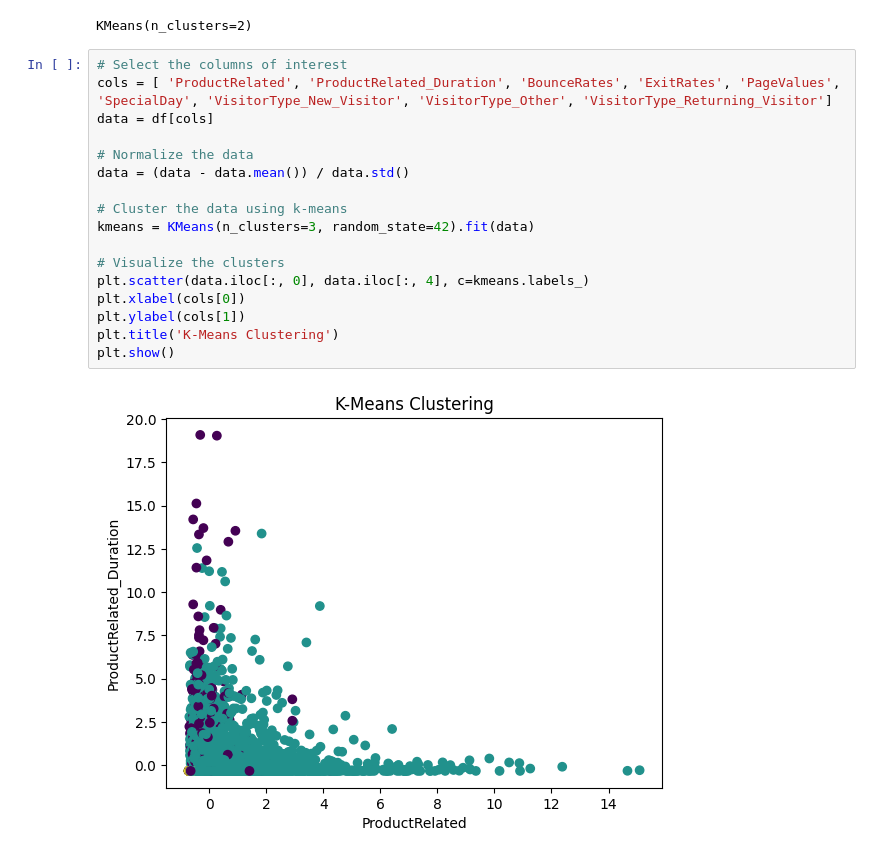
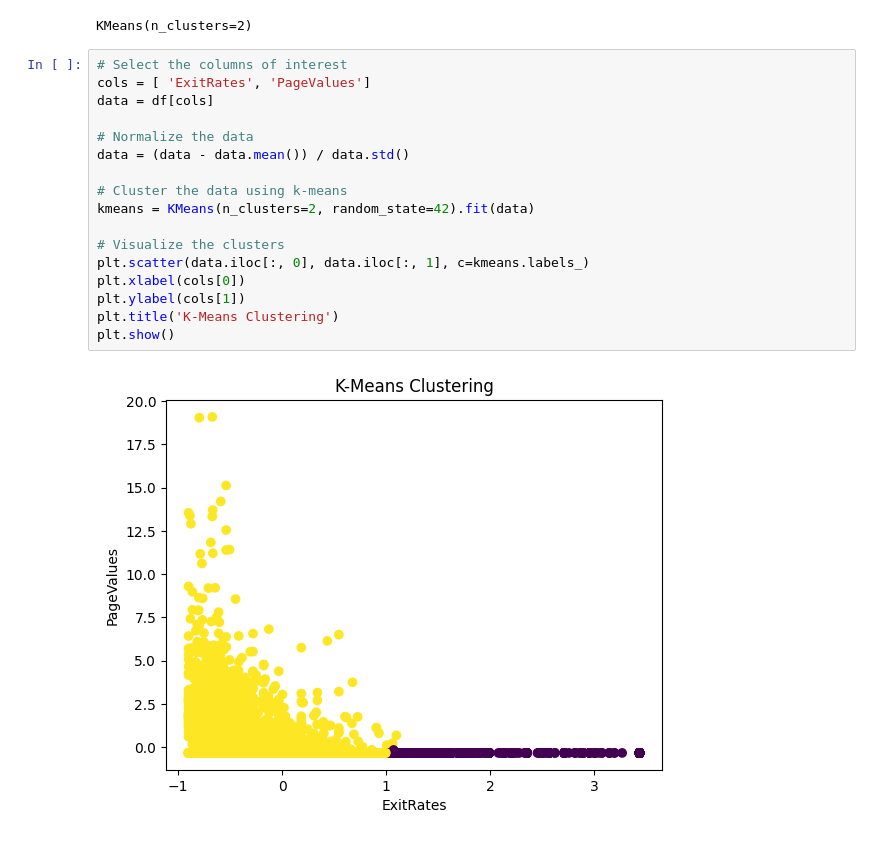
Before and after one commit to Jeremy-Alekai/Ecommerce-Item-Purchase-Prediction, a Jupyter notebook: Ecommerce_Item_Purchase_Prediction.ipynb, the cells around one changed output. Drawn from its saved outputs; the diff is of its cells as text.

```diff
--- a/Ecommerce_Item_Purchase_Prediction.ipynb
+++ b/Ecommerce_Item_Purchase_Prediction.ipynb
@@ -558,20 +558,20 @@ kmeans.fit(scaled_df)
 KMeans(n_clusters=2)
 # %%
 # Select the columns of interest
-cols = [ 'ProductRelated', 'ProductRelated_Duration', 'BounceRates', 'ExitRates', 'PageValues', 'SpecialDay', 'VisitorType_New_Visitor', 'VisitorType_Other', 'VisitorType_Returning_Visitor']
+cols = [ 'ExitRates', 'PageValues']
 data = df[cols]
 
 # Normalize the data
 data = (data - data.mean()) / data.std()
 
 # Cluster the data using k-means
-kmeans = KMeans(n_clusters=3, random_state=42).fit(data)
+kmeans = KMeans(n_clusters=2, random_state=42).fit(data)
 
 # Visualize the clusters
-plt.scatter(data.iloc[:, 0], data.iloc[:, 4], c=kmeans.labels_)
+plt.scatter(data.iloc[:, 0], data.iloc[:, 1], c=kmeans.labels_)
 plt.xlabel(cols[0])
 plt.ylabel(cols[1])
 plt.title('K-Means Clustering')
 plt.show()
 # %% [output]
-[figure, old version]
+[figure, new version]
```
Also changed, not shown: parts of 2 cells of this notebook.
